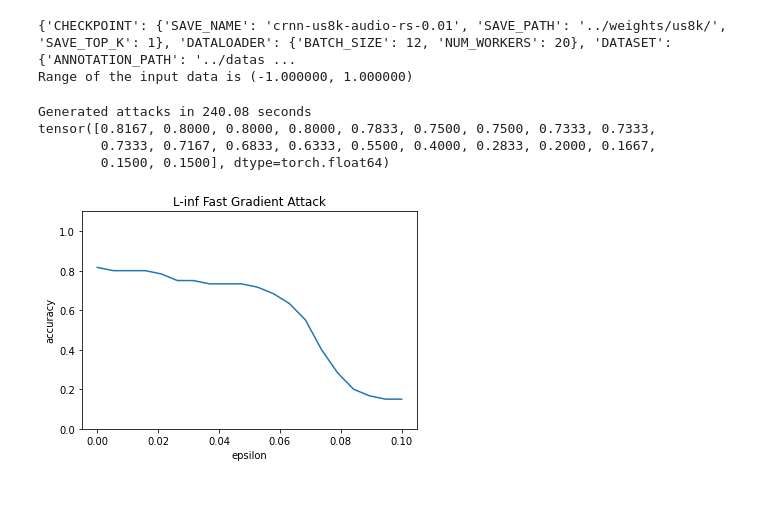
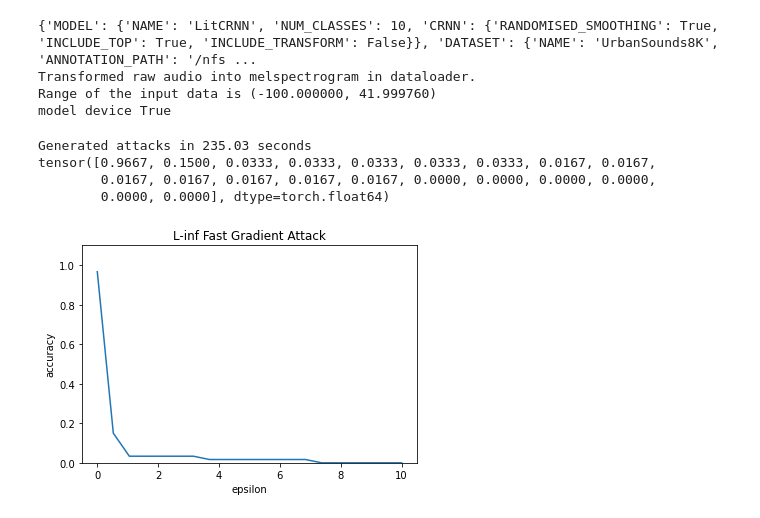
Before and after one commit to Vardanush/Robust-audio-classification, a Jupyter notebook: notebooks/run_attacks.ipynb, the cells around one changed output. Cells and saved outputs as stored; diff of their text form; code cells hidden in the pictures.

```diff
--- a/notebooks/run_attacks.ipynb
+++ b/notebooks/run_attacks.ipynb
@@ -43,0 +65,19 @@ tensor([0.8167, 0.7000, 0.3000, 0.3000, 0.3000, 0.2833, 0.2667, 0.2500, 0.2333,
+# %%
+torch.cuda.empty_cache()
+project="UrbanSound8k"
+max_rad = 10
+title = 'us8k_rs_1'
+config_path = '/nfs/students/winter-term-2020/project-1/project-1/audio_classification/configs/crnn_urbansound8k.yaml'
+pretrained_path = '/nfs/students/winter-term-2020/project-1/project-1/weights/week-6/randomised-smoothing/crnn-us8k-epoch=19-val_acc=0.708.ckpt'
+attack_model_for_randomize_smoothing(project_dir, config_path, pretrained_path, title,
+                                     project=project, attack_type = 'linf', max_radius=max_rad, save_folder=save_folder)
+# %% [output]
+{'MODEL': {'NAME': 'LitCRNN', 'NUM_CLASSES': 10, 'CRNN': {'RANDOMISED_SMOOTHING': True, 'INCLUDE_TOP': True, 'INCLUDE_TRANSFORM': False}}, 'DATASET': {'NAME': 'UrbanSounds8K', 'ANNOTATION_PATH': '/nfs ...
+Transformed raw audio into melspectrogram in dataloader.
+Range of the input data is (-100.000000, 41.999760)
+model device True
+Generated attacks in 235.03 seconds
+tensor([0.9667, 0.1500, 0.0333, 0.0333, 0.0333, 0.0333, 0.0333, 0.0167, 0.0167,
+        0.0167, 0.0167, 0.0167, 0.0167, 0.0167, 0.0000, 0.0000, 0.0000, 0.0000,
+        0.0000, 0.0000], dtype=torch.float64)
+[figure, added]
@@ -44,17 +93,9 @@ tensor([0.8167, 0.7000, 0.3000, 0.3000, 0.3000, 0.2833, 0.2667, 0.2500, 0.2333,
 # %%
 torch.cuda.empty_cache()
 project="UrbanSound8k"
-max_rad = 0.1
-title = 'us8k_audio_rs_0.01'
-config_path = 'logs/us8k/crnn-us8k-audio-rs-0.01/version_0/hparams.yaml'
-pretrained_path = 'weights/us8k/crnn-us8k-audio-rs-0.01-epoch=107-val_acc=0.789.ckpt'
+max_rad = 250
+title = 'us8k_audio_rs_0.5'
+config_path = '/nfs/students/winter-term-2020/project-1/project-1/audio_classification/configs/crnn_urbansound8k-0.5.yaml'
+pretrained_path = '/nfs/students/winter-term-2020/project-1/project-1/weights/week-6/randomised-smoothing/crnn-us8k-epoch=31-val_acc=0.724.ckpt'
 attack_model_for_randomize_smoothing(project_dir, config_path, pretrained_path, title,
-                                     project=project, attack_type = 'linf', max_radius=max_rad, save_folder=save_folder)
+                                     project=project, attack_type = 'l2', max_radius=max_rad, save_folder=save_folder)
-# %% [output]
-{'CHECKPOINT': {'SAVE_NAME': 'crnn-us8k-audio-rs-0.01', 'SAVE_PATH': '../weights/us8k/', 'SAVE_TOP_K': 1}, 'DATALOADER': {'BATCH_SIZE': 12, 'NUM_WORKERS': 20}, 'DATASET': {'ANNOTATION_PATH': '../datas ...
-Range of the input data is (-1.000000, 1.000000)
-Generated attacks in 240.08 seconds
-tensor([0.8167, 0.8000, 0.8000, 0.8000, 0.7833, 0.7500, 0.7500, 0.7333, 0.7333,
-        0.7333, 0.7167, 0.6833, 0.6333, 0.5500, 0.4000, 0.2833, 0.2000, 0.1667,
-        0.1500, 0.1500], dtype=torch.float64)
-[figure, removed]
```
Also changed, not shown: parts of 13 cells of this notebook, 9 other files.
